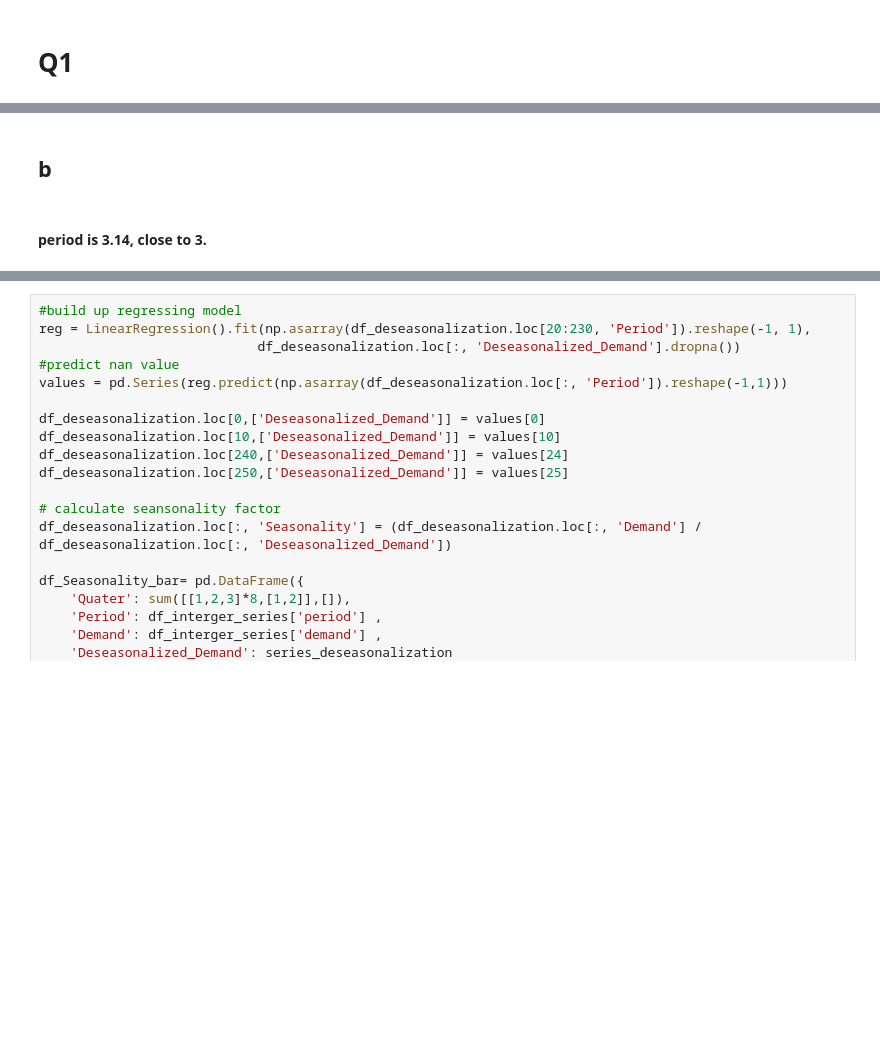
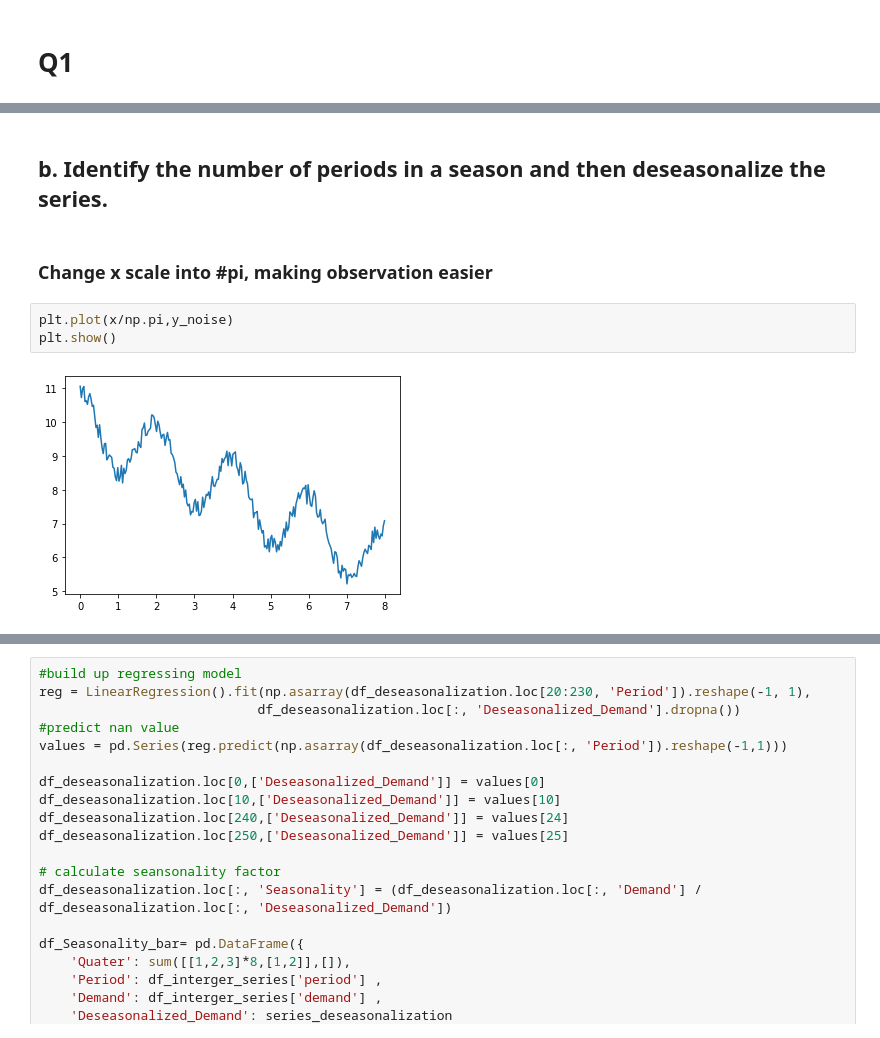
Before and after one commit to R64825/2021-TSA-Assignment-NTUIIE, a Jupyter notebook: Homework #2/R09546042_TSA_HW_02.ipynb, the cells around one changed output, grey strips where cells are left out. Saved outputs shown, nothing was run; the diff lists cells and outputs as text; blank space fills up the shorter version.

```diff
--- a/Homework #2/R09546042_TSA_HW_02.ipynb
+++ b/Homework #2/R09546042_TSA_HW_02.ipynb
@@ -28,4 +31,9 @@ plt.show()
-# %% [markdown]
-## b
-# %% [markdown]
-#### period is 3.14, close to 3.
+# %% [markdown]
+## b. Identify the number of periods in a season and then deseasonalize the series.
+# %% [markdown]
+### Change x scale into #pi, making observation easier
+# %%
+plt.plot(x/np.pi,y_noise)
+plt.show()
+# %% [output]
+[figure, added]
```
Also changed, not shown: parts of 34 cells of this notebook, 1 other file.
